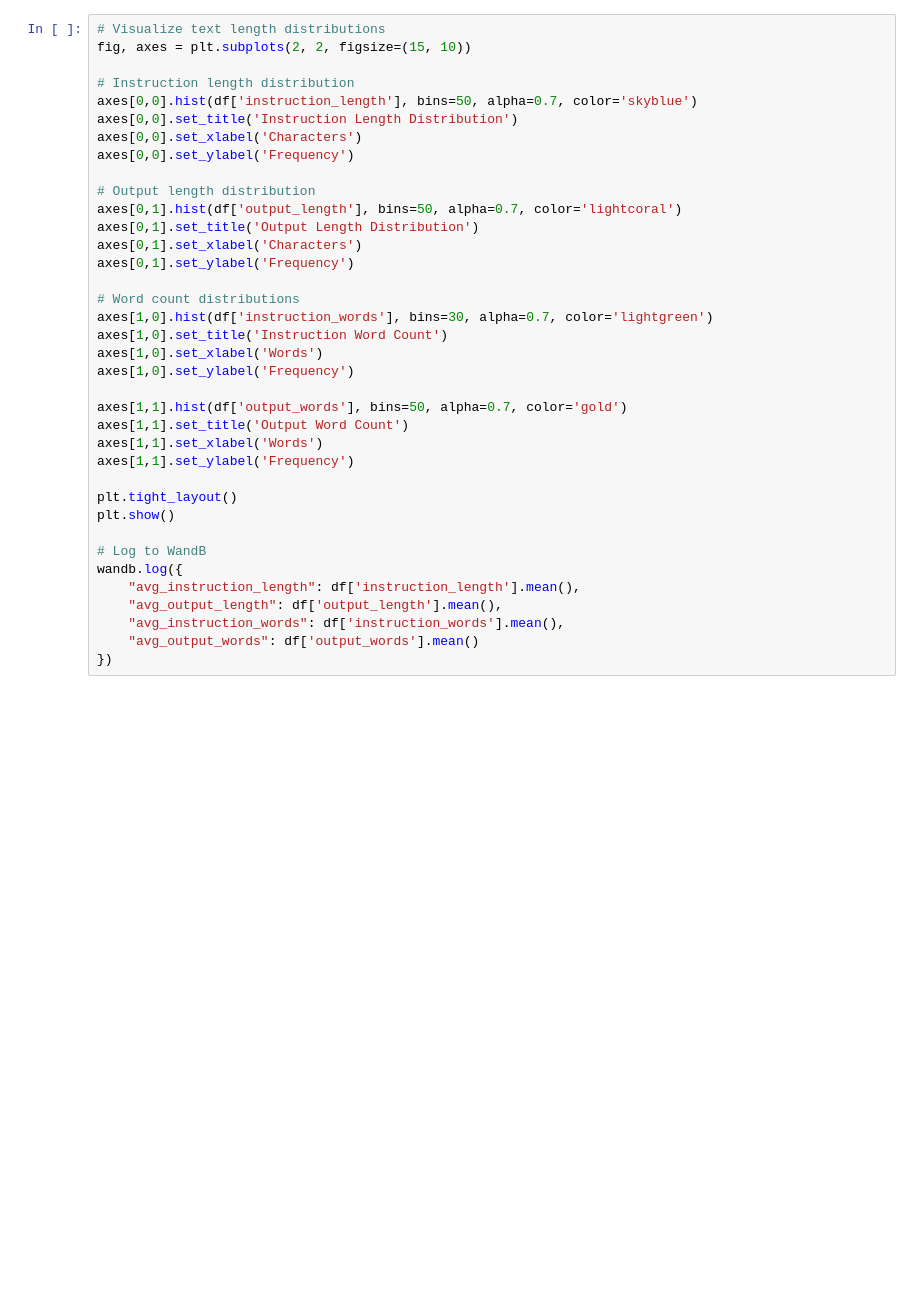
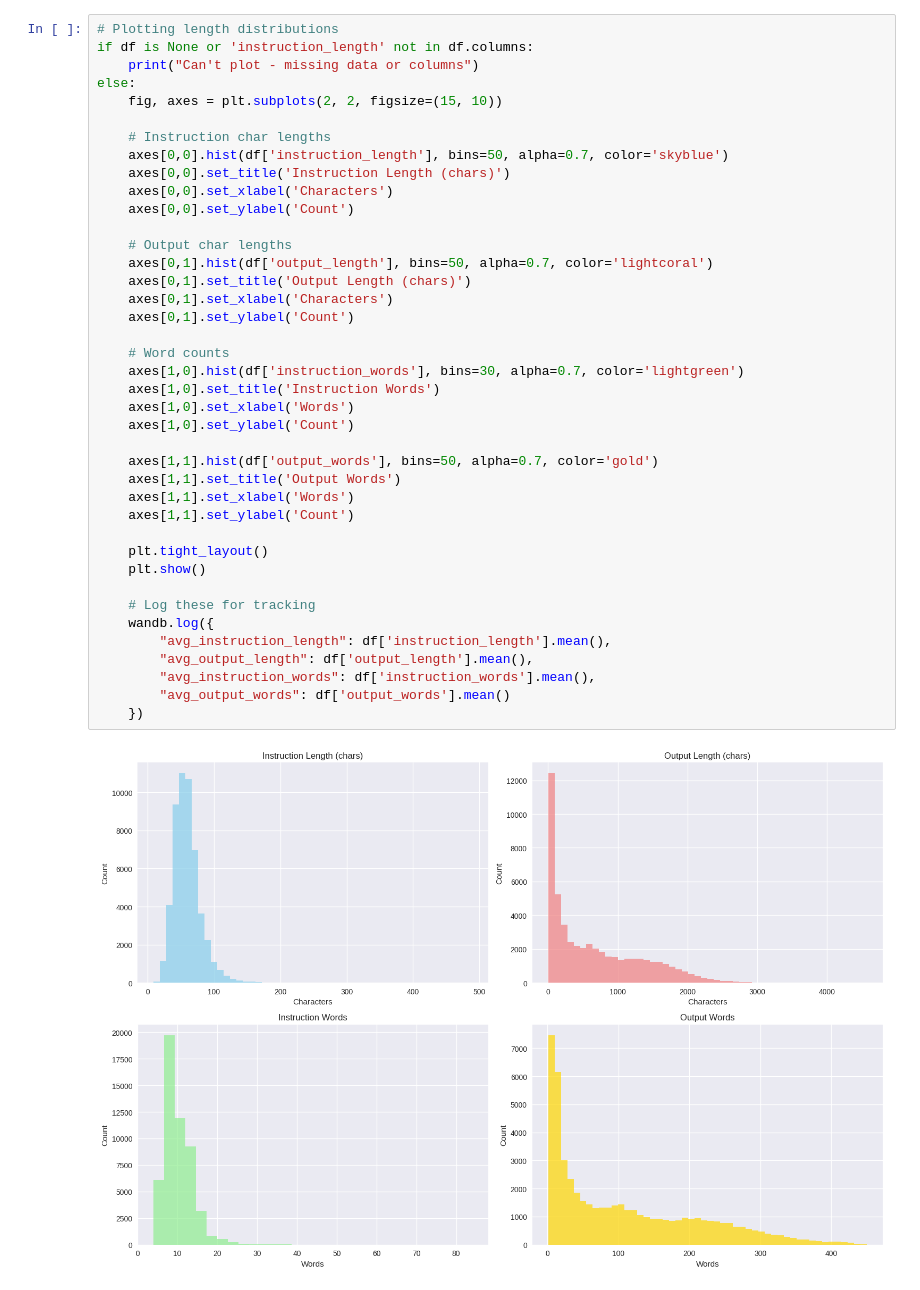
Before and after one commit to highOnMatcha/DNN, a Jupyter notebook: llm/notebooks/01_data_exploration.ipynb, the cells around one changed output. Drawn from its saved outputs; the diff is of its cells as text; blank space fills up the shorter version.

```diff
--- a/llm/notebooks/01_data_exploration.ipynb
+++ b/llm/notebooks/01_data_exploration.ipynb
@@ -95,38 +262,43 @@ print(f"Avg output words: {df['output_words'].mean():.1f}")
 # %%
-# Visualize text length distributions
-fig, axes = plt.subplots(2, 2, figsize=(15, 10))
+# Plotting length distributions
+if df is None or 'instruction_length' not in df.columns:
+    print("Can't plot - missing data or columns")
+else:
+    fig, axes = plt.subplots(2, 2, figsize=(15, 10))
 
-# Instruction length distribution
-axes[0,0].hist(df['instruction_length'], bins=50, alpha=0.7, color='skyblue')
-axes[0,0].set_title('Instruction Length Distribution')
-axes[0,0].set_xlabel('Characters')
-axes[0,0].set_ylabel('Frequency')
+    # Instruction char lengths
+    axes[0,0].hist(df['instruction_length'], bins=50, alpha=0.7, color='skyblue')
+    axes[0,0].set_title('Instruction Length (chars)')
+    axes[0,0].set_xlabel('Characters')
+    axes[0,0].set_ylabel('Count')
 
-# Output length distribution
-axes[0,1].hist(df['output_length'], bins=50, alpha=0.7, color='lightcoral')
-axes[0,1].set_title('Output Length Distribution')
-axes[0,1].set_xlabel('Characters')
-axes[0,1].set_ylabel('Frequency')
+    # Output char lengths
+    axes[0,1].hist(df['output_length'], bins=50, alpha=0.7, color='lightcoral')
+    axes[0,1].set_title('Output Length (chars)')
+    axes[0,1].set_xlabel('Characters')
+    axes[0,1].set_ylabel('Count')
 
-# Word count distributions
-axes[1,0].hist(df['instruction_words'], bins=30, alpha=0.7, color='lightgreen')
-axes[1,0].set_title('Instruction Word Count')
-axes[1,0].set_xlabel('Words')
-axes[1,0].set_ylabel('Frequency')
+    # Word counts
+    axes[1,0].hist(df['instruction_words'], bins=30, alpha=0.7, color='lightgreen')
+    axes[1,0].set_title('Instruction Words')
+    axes[1,0].set_xlabel('Words')
+    axes[1,0].set_ylabel('Count')
 
-axes[1,1].hist(df['output_words'], bins=50, alpha=0.7, color='gold')
-axes[1,1].set_title('Output Word Count')
-axes[1,1].set_xlabel('Words')
-axes[1,1].set_ylabel('Frequency')
+    axes[1,1].hist(df['output_words'], bins=50, alpha=0.7, color='gold')
+    axes[1,1].set_title('Output Words')
+    axes[1,1].set_xlabel('Words')
+    axes[1,1].set_ylabel('Count')
 
-plt.tight_layout()
-plt.show()
+    plt.tight_layout()
+    plt.show()
 
-# Log to WandB
-wandb.log({
-    "avg_instruction_length": df['instruction_length'].mean(),
-    "avg_output_length": df['output_length'].mean(),
-    "avg_instruction_words": df['instruction_words'].mean(),
-    "avg_output_words": df['output_words'].mean()
-})
+    # Log these for tracking
+    wandb.log({
+        "avg_instruction_length": df['instruction_length'].mean(),
+        "avg_output_length": df['output_length'].mean(),
+        "avg_instruction_words": df['instruction_words'].mean(),
+        "avg_output_words": df['output_words'].mean()
+    })
+# %% [output]
+[figure, added]
 # %% [markdown]
```
Also changed, not shown: parts of 18 cells of this notebook, 4 other files.
